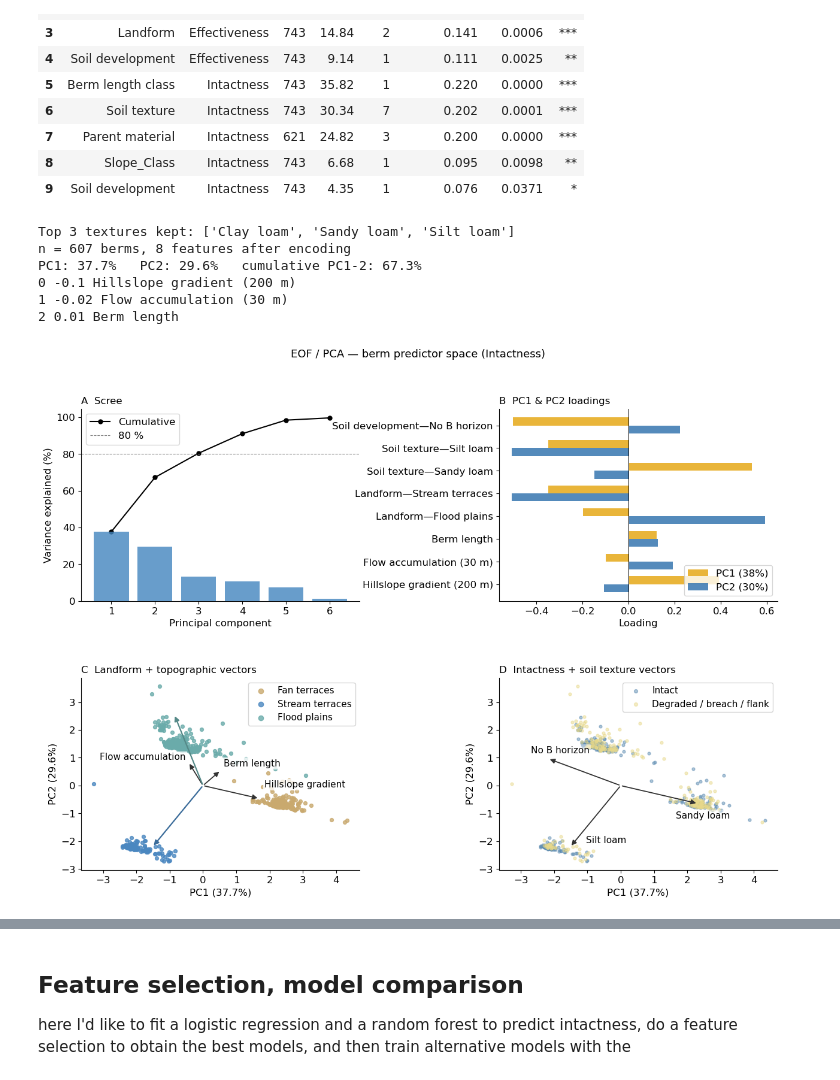
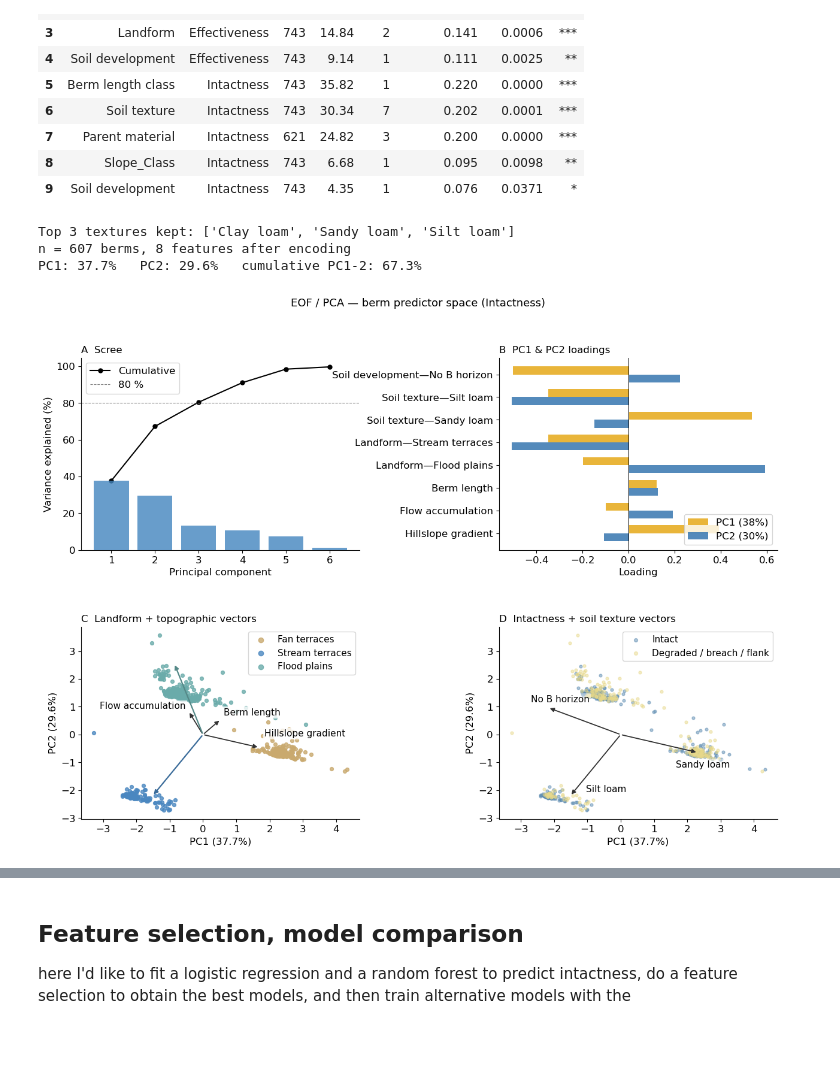
Before and after one commit to octavia-crompton/altar-berms-outcomes, a Jupyter notebook: notebooks/models - condition vegetation.ipynb, the cells around one changed output, grey strips where cells are left out. Drawn from its saved outputs; the diff is of its cells as text; code cells hidden in the pictures; blank space fills up the shorter version.

```diff
--- a/notebooks/models - condition vegetation.ipynb
+++ b/notebooks/models - condition vegetation.ipynb
@@ -344,9 +355,9 @@ _scale = np.abs(_scores[:, :2]).max() * 1
 # ── Manual label offsets for panel C (dx, dy in data coords) ─────────────────
 # Tweak these values to move individual labels.
 _c_label_offsets = {
-    "Hillslope gradient (200 m)": (-0.1, 0.4),
+    "Hillslope gradient": (-0.1, 0.4),
     "Berm length":                (0.01,  0.01),
-    "Flow accumulation (30 m)":   (-0.02,  -0.1),
+    "Flow accumulation":   (-0.02,  -0.1),
 }
 
 for _k in range(_n_feat):
@@ -356,13 +367,9 @@ for _k in range(_n_feat):
     _ly = _loadings[1, _k] * _scale
     _ax_sc.annotate("", xy=(_lx, _ly), xytext=(0, 0),
                     arrowprops=dict(arrowstyle="-|>", color="#333333", lw=1.3))
-    _lbl = _feat_labels_clean[_k].replace(" (30 m)", "")\
-                    .replace(" (200 m)", "")
-
-
-    _dx, _dy = _c_label_offsets.get(_feat_labels_clean[_k], (0, 0))
+    _lbl = _feat_labels_clean[_k]
+    _dx, _dy = _c_label_offsets.get(_lbl, (0, 0))
     _tx, _ty = _lx * 1.15 + _dx, _ly * 1.15 + _dy
-    print(_k, _dx, _feat_labels_clean[_k])
     _ha = "left" if _tx >= _lx else "right"
     _va = "bottom" if _ty >= _ly else "top"
     _ax_sc.text(_tx, _ty, _lbl,
@@ -412,34 +419,31 @@ _d_label_offsets = {
 for _k in range(_n_feat):
     if _feat_groups[_k] in ("_numeric", "Landform"):
         continue
     _lx = _loadings[0, _k] * _scale
     _ly = _loadings[1, _k] * _scale
     _ax_bi.annotate("", xy=(_lx, _ly), xytext=(0, 0),
                     arrowprops=dict(arrowstyle="-|>", color="#333333", lw=1.3))
     _lbl_full = _feat_labels_clean[_k]
     _lbl = _lbl_full.split("—", 1)[-1]   # strip "Soil texture—" / "Soil development—"
     _dx, _dy = _d_label_offsets.get(_lbl_full, (0, 0))
     _tx, _ty = _lx * 1.15 + _dx, _ly * 1.15 + _dy
     _ha = "left" #if _tx >= _lx else "right"
     _va = "bottom"# if _ty >= _ly else "top"
     _ax_bi.text(_tx, _ty, _lbl,
                 fontsize=_FS - 1, ha=_ha, va=_va,
                 bbox=dict(fc="white", ec="none", alpha=0.5, pad=1.5))
 
 _ax_bi.set_xlabel(f"PC1 ({_var_exp[0]*100:.1f}%)", fontsize=_FS)
 _ax_bi.set_ylabel(f"PC2 ({_var_exp[1]*100:.1f}%)", fontsize=_FS)
 _ax_bi.set_title("D  Intactness + soil texture vectors", fontsize=_FS, loc="left")
 _ax_bi.tick_params(labelsize=_FS)
 _ax_bi.legend(fontsize=_FS - 1, markerscale=1.2)
 _ax_bi.spines[["top", "right"]].set_visible(False)
 
 plt.suptitle("EOF / PCA — berm predictor space (Intactness)", fontsize=_FS + 1)
 plt.show()
 # %% [output]
 Top 3 textures kept: ['Clay loam', 'Sandy loam', 'Silt loam']
 n = 607 berms, 8 features after encoding
 PC1: 37.7%   PC2: 29.6%   cumulative PC1-2: 67.3%
-0 -0.1 Hillslope gradient (200 m)
-1 -0.02 Flow accumulation (30 m)
-2 0.01 Berm length
-[figure, old version]
+[figure, new version]
```
Also changed, not shown: parts of 12 cells of this notebook, 5 other files.
